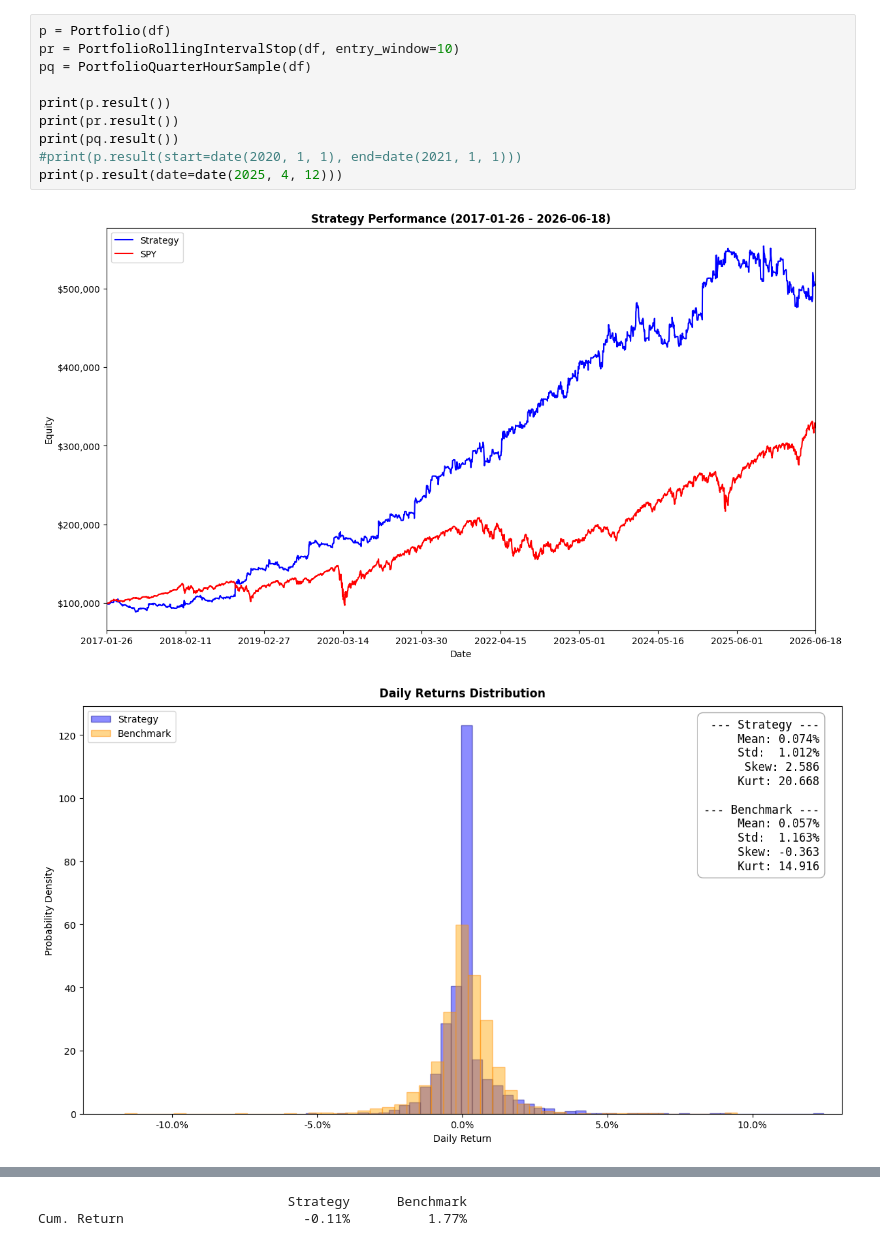
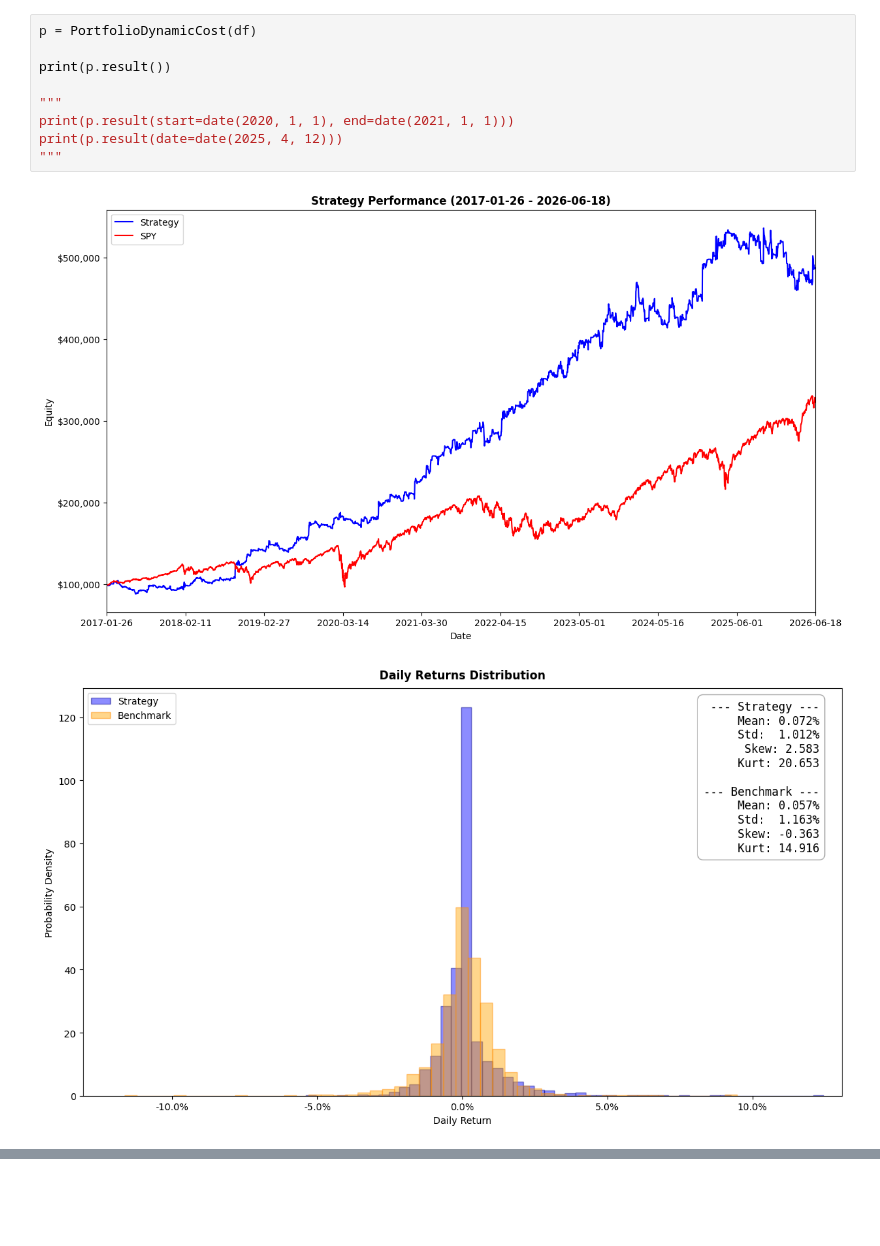
Before and after one commit to nip403/SPY-Strategy-Backtest, a Jupyter notebook: main.ipynb, the cells around one changed output, grey strips where cells are left out. Saved outputs shown, nothing was run; the diff lists cells and outputs as text; blank space fills up the shorter version.

```diff
--- a/main.ipynb
+++ b/main.ipynb
@@ -14,17 +13,16 @@ df = request(
 # %% [output]
 Loading data from local cache: cache_SPY_20170101_20260620.parquet
 # %%
-p = Portfolio(df)
-pr = PortfolioRollingIntervalStop(df, entry_window=10)
-pq = PortfolioQuarterHourSample(df)
+p = PortfolioDynamicCost(df)
 
 print(p.result())
-print(pr.result())
-print(pq.result())
-#print(p.result(start=date(2020, 1, 1), end=date(2021, 1, 1)))
+
+"""
+print(p.result(start=date(2020, 1, 1), end=date(2021, 1, 1)))
 print(p.result(date=date(2025, 4, 12)))
+"""
 # %% [output]
-[figure, old version]
+[figure, new version]
 [figure]
                                 Strategy      Benchmark
 Total Days                         2,362
@@ -85,2 +44,0 @@ Information Ratio                   0.11              -
-                                Strategy      Benchmark
-Cum. Return                       -0.11%          1.77%
```
Also changed, not shown: parts of 3 cells of this notebook, 10 other files.
